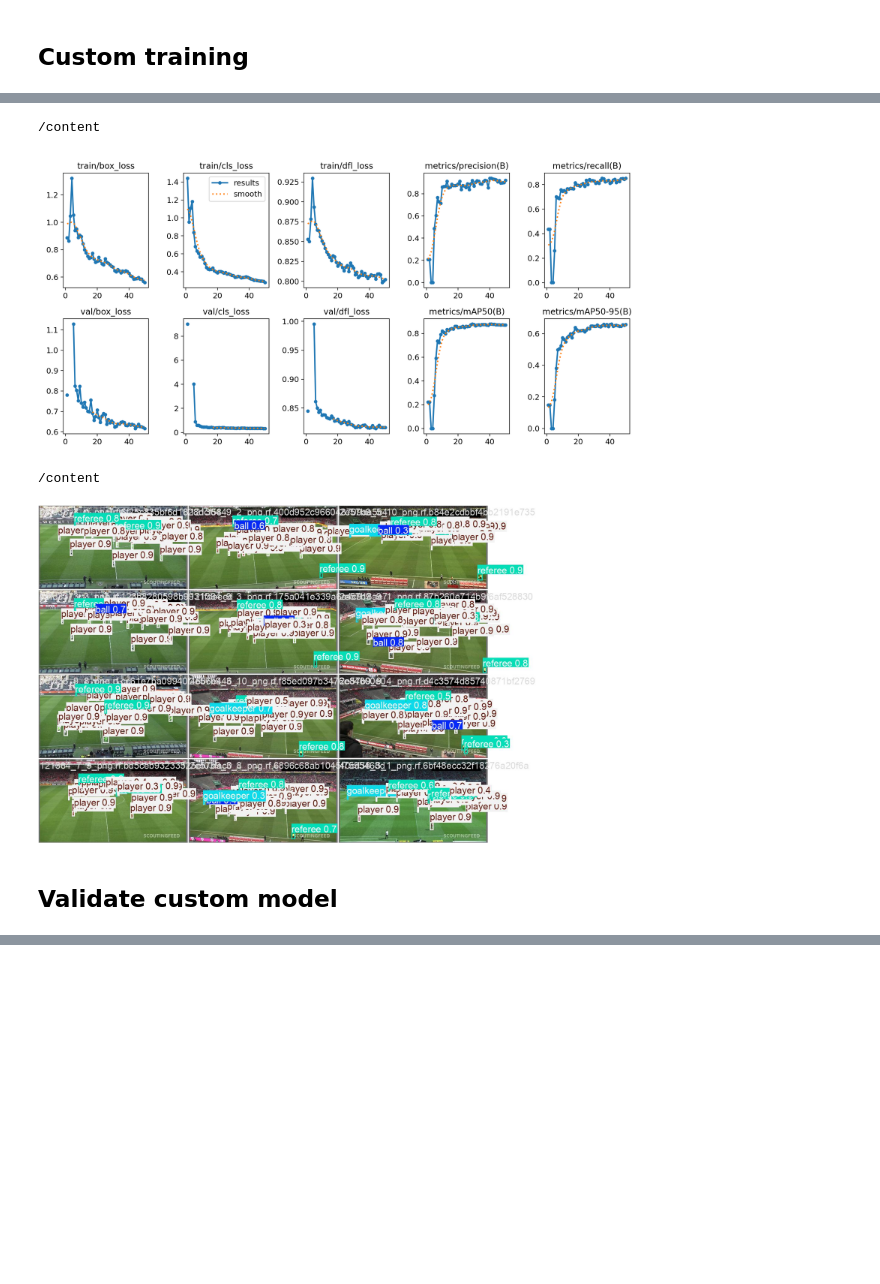
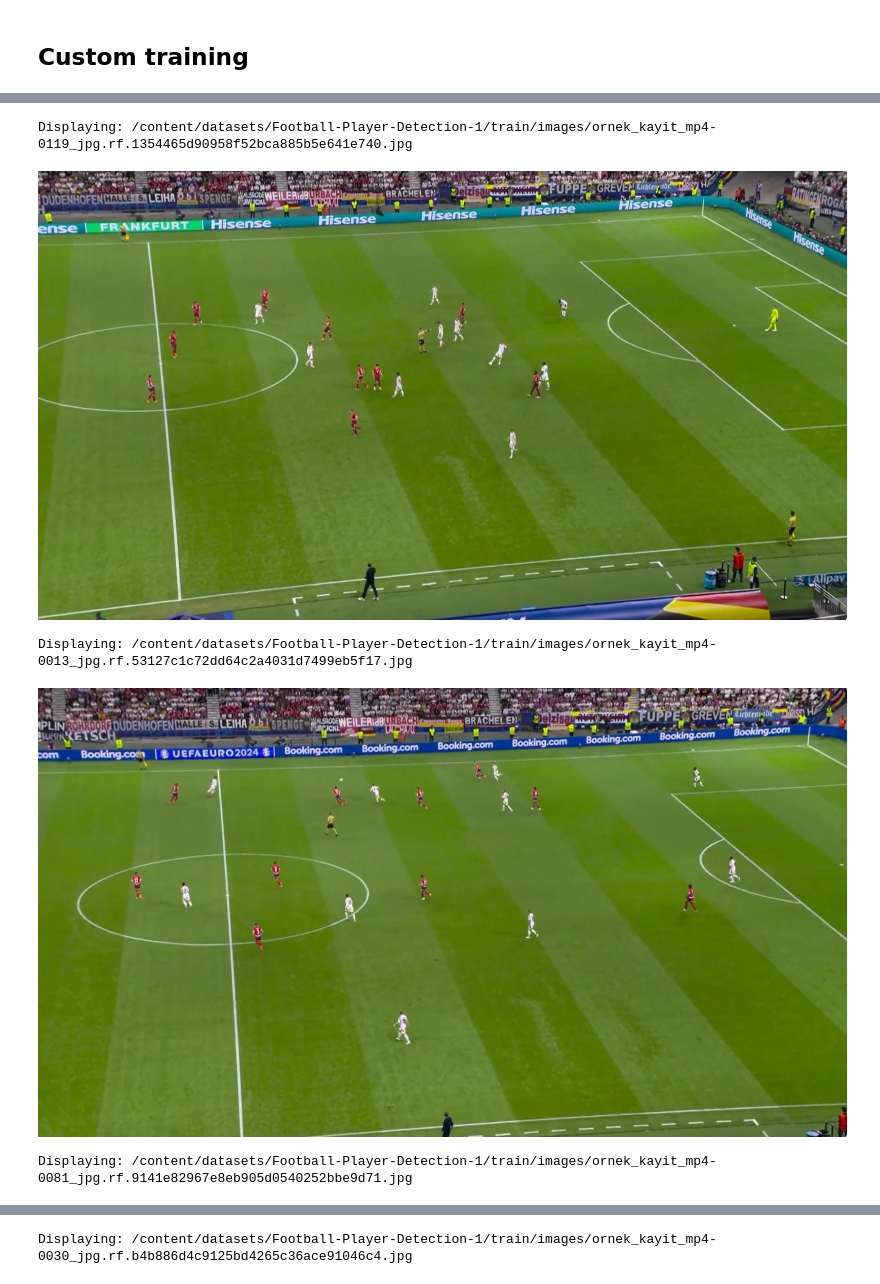
Before and after one commit to akshaybisht6396/Assignment-1, a Jupyter notebook: examples/soccer/notebooks/train_player_detector.ipynb, the cells around one changed output, grey strips where cells are left out. Cells and saved outputs as stored; diff of their text form; code cells hidden in the pictures; blank space fills up the shorter version.

```diff
--- a/examples/soccer/notebooks/train_player_detector.ipynb
+++ b/examples/soccer/notebooks/train_player_detector.ipynb
@@ -126,14 +106,21 @@ Image(filename=f'{HOME}/runs/detect/train/confusion_matrix.png', width=600)
-# %%
-%cd {HOME}
-Image(filename=f'{HOME}/runs/detect/train/results.png', width=600)
-# %% [output]
-/content
-[figure, removed]
-# %%
-%cd {HOME}
-Image(filename=f'{HOME}/runs/detect/train/val_batch0_pred.jpg', width=600)
-# %% [output]
-/content
-[figure, removed]
-# %% [markdown]
-## Validate custom model
+# %%
+import glob
+import random
+from IPython.display import Image, display
+
+# Get a list of image files from the training set
+train_image_files = glob.glob(f'{dataset.location}/train/images/*.jpg')
+
+# Select a few random images to display
+random_images = random.sample(train_image_files, min(5, len(train_image_files)))
+
+# Display the images
+for img_path in random_images:
+    print(f"Displaying: {img_path}")
+    display(Image(filename=img_path))
+# %% [output]
+Displaying: /content/datasets/Football-Player-Detection-1/train/images/ornek_kayit_mp4-0119_jpg.rf.1354465d90958f52bca885b5e641e740.jpg
+[figure, added]
+Displaying: /content/datasets/Football-Player-Detection-1/train/images/ornek_kayit_mp4-0013_jpg.rf.53127c1c72dd64c2a4031d7499eb5f17.jpg
+[figure, added]
+Displaying: /content/datasets/Football-Player-Detection-1/train/images/ornek_kayit_mp4-0081_jpg.rf.9141e82967e8eb905d0540252bbe9d71.jpg
@@ -139,0 +128 @@ Image(filename=f'{HOME}/runs/detect/train/val_batch0_pred.jpg', width=600)
+Displaying: /content/datasets/Football-Player-Detection-1/train/images/ornek_kayit_mp4-0030_jpg.rf.b4b886d4c9125bd4265c36ace91046c4.jpg
```
Also changed, not shown: parts of 9 cells of this notebook.
